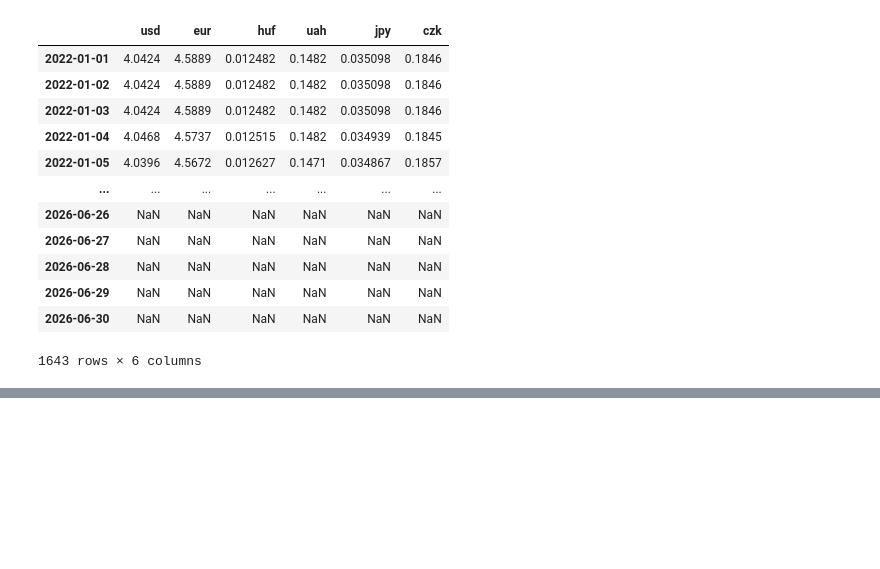
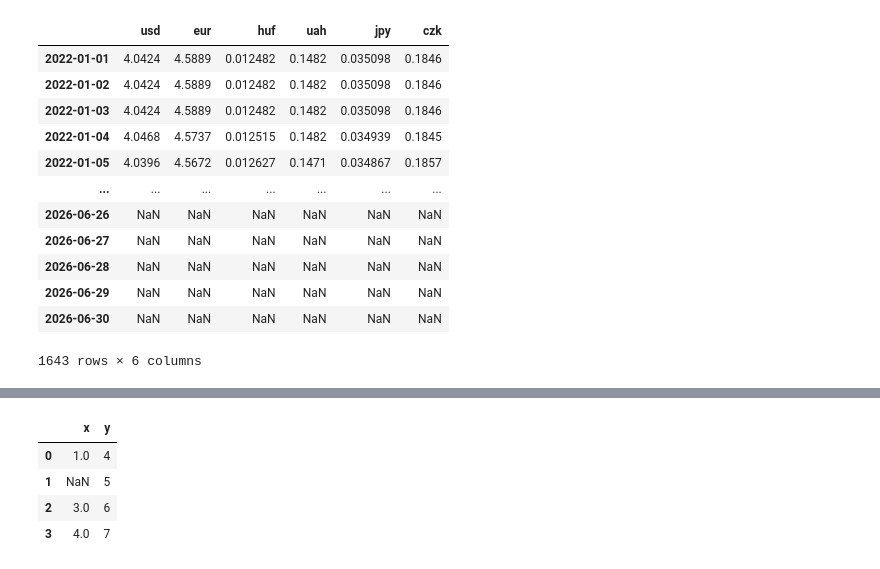
Before and after one commit to dradamm8/ExchangeRatesAnalysis, a Jupyter notebook: notebooks/projekt.ipynb, the cells around one changed output, grey strips where cells are left out. Saved outputs shown, nothing was run; the diff lists cells and outputs as text; code cells hidden in the pictures; blank space fills up the shorter version.

```diff
--- a/notebooks/projekt.ipynb
+++ b/notebooks/projekt.ipynb
@@ -714,0 +811,11 @@ pred_dict = {'usd': array([-1.2604716, -1.2604716, -1.2476426, -1.252474 , -1.24
+# %%
+test = pd.DataFrame({"x" : [1,np.nan, 3,4], 'y' : [4,5,6,7]})
+test.iloc[1].iloc[0] = 7
+# %%
+test
+# %% [output]
+|  | x | y |
+| 0 | 1.0 | 4 |
+| 1 | NaN | 5 |
+| 2 | 3.0 | 6 |
+| 3 | 4.0 | 7 |
```
Also changed, not shown: parts of 30 cells of this notebook, 1 other file.
